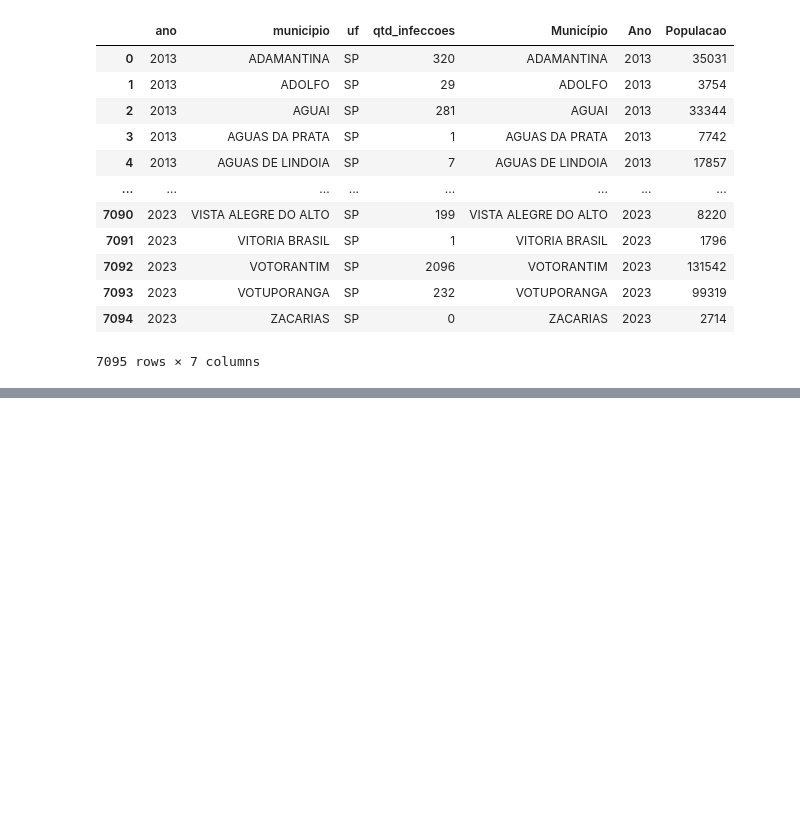
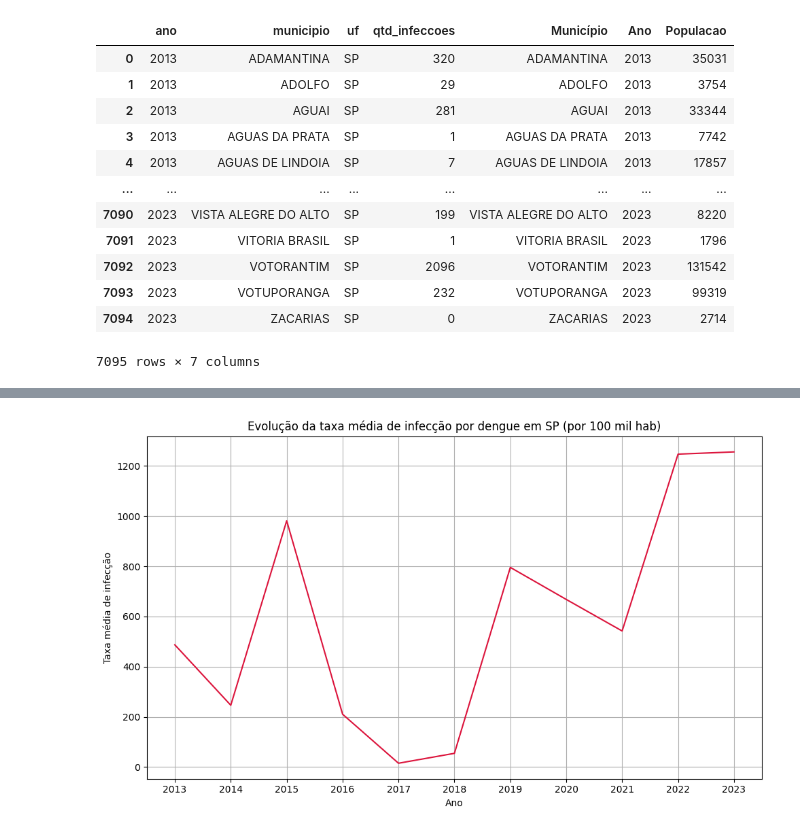
Before and after one commit to AndBalbino/AnaliseDeDados_DengueBrasil, a Jupyter notebook: Dengue_Brasil.ipynb, the cells around one changed output, grey strips where cells are left out. Cells and saved outputs as stored; diff of their text form; code cells hidden in the pictures; blank space fills up the shorter version.

```diff
--- a/Dengue_Brasil.ipynb
+++ b/Dengue_Brasil.ipynb
@@ -607,0 +643,4 @@ df_merge
+# %%
+# Mantendo somente as colunas que não se repetem
+df_merge = df_merge[['municipio', 'ano', 'qtd_infeccoes', 'Populacao']]
+df_merge.head()
@@ -607,0 +654,5 @@ df_merge
+# %%
+# Calculando a taxa de infecção por municipio
+df_merge['taxa_infeccao'] = (df_merge['qtd_infeccoes'] / df_merge['Populacao']) * 100000
+df_merge['taxa_infeccao'] = df_merge['taxa_infeccao'].round(2)
+df_merge.head()
@@ -607,0 +677,15 @@ df_merge
+# %%
+# Gráfico para ver a evolução da taxa média anual no estado de São Paulo
+taxa_media_anual = df_merge.groupby('ano')['taxa_infeccao'].mean().reset_index()
+
+plt.figure(figsize=(10,6))
+sns.lineplot(data=taxa_media_anual, x='ano', y='taxa_infeccao', color='crimson')
+plt.title('Evolução da taxa média de infecção por dengue em SP (por 100 mil hab)')
+plt.xlabel('Ano')
+plt.ylabel('Taxa média de infecção')
+plt.grid(True)
+plt.xticks(taxa_media_anual['ano'])
+plt.tight_layout()
+plt.show()
+# %% [output]
+[figure, added]
```
Also changed, not shown: parts of 12 cells of this notebook.
